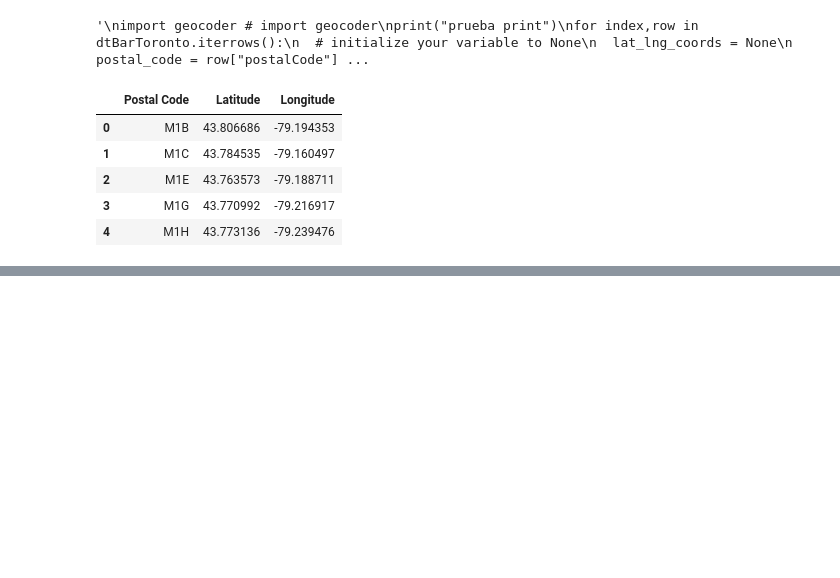
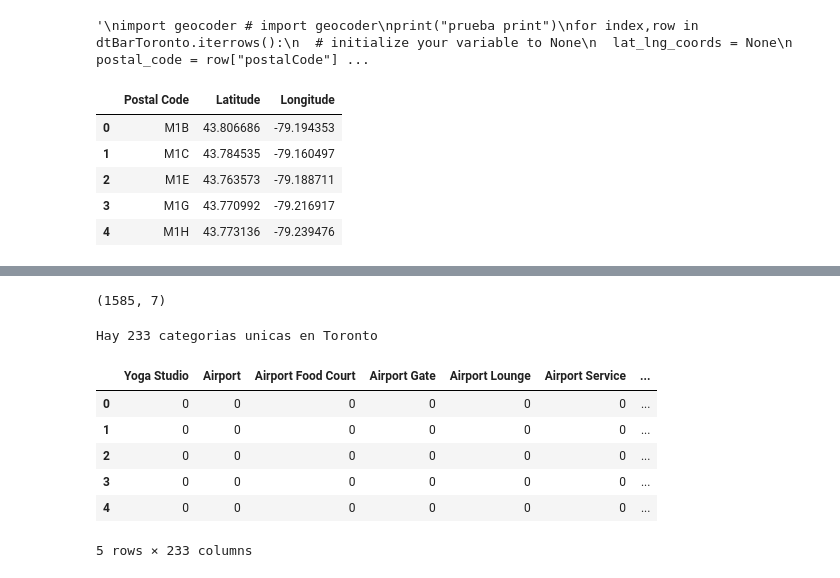
Before and after one commit to SDJM02/CapstoneIBM, a Jupyter notebook: BarriosToronto.ipynb, the cells around one changed output, grey strips where cells are left out. Cells and saved outputs as stored; diff of their text form; code cells hidden in the pictures; blank space fills up the shorter version.

```diff
--- a/BarriosToronto.ipynb
+++ b/BarriosToronto.ipynb
@@ -119,0 +157,4 @@ dtBarToronto.set_index("postalCode").join(df_spacial.set_index("Postal Code"))
+# %%
+#Filtrando unicamente los municipios con la palabra "Toronto en el nombre"
+toronto_data = dtToronto[dtToronto["borough"].str.contains("Toronto")].reset_index(drop=True)
+toronto_data.head()
@@ -119,0 +209,30 @@ dtBarToronto.set_index("postalCode").join(df_spacial.set_index("Postal Code"))
+# %%
+#Llamamos a la funcion anterior
+lugares_toronto = obtener_lugares(toronto_data["neighborhood"],toronto_data["Latitude"],toronto_data["Longitude"])
+lugares_toronto.shape
+# %% [output]
+(1585, 7)
+# %%
+print("Hay {} categorias unicas en Toronto".format(len(lugares_toronto["Venue Category"].unique())))
+# %% [output]
+Hay 233 categorias unicas en Toronto
+# %%
+# generando una columna para cada categoria
+toronto_onehot = pd.get_dummies(lugares_toronto[['Venue Category']], prefix="", prefix_sep="")
+
+# añadir la columna de barrio de regreso al dataframe
+toronto_onehot['Neighborhood'] = lugares_toronto['Neighborhood']
+
+# mover la columna de barrio a la primer columna
+fixed_columns = [toronto_onehot.columns[-1]] + list(toronto_onehot.columns[:-1])
+toronto_onehot= toronto_onehot[fixed_columns]
+
+toronto_onehot.head()
+# %% [output]
+|  | Yoga Studio | Airport | Airport Food Court | Airport Gate | Airport Lounge | Airport Service | ... |
+| 0 | 0 | 0 | 0 | 0 | 0 | 0 | ... |
+| 1 | 0 | 0 | 0 | 0 | 0 | 0 | ... |
+| 2 | 0 | 0 | 0 | 0 | 0 | 0 | ... |
+| 3 | 0 | 0 | 0 | 0 | 0 | 0 | ... |
+| 4 | 0 | 0 | 0 | 0 | 0 | 0 | ... |
+5 rows × 233 columns
```
Also changed, not shown: parts of 20 cells of this notebook.
